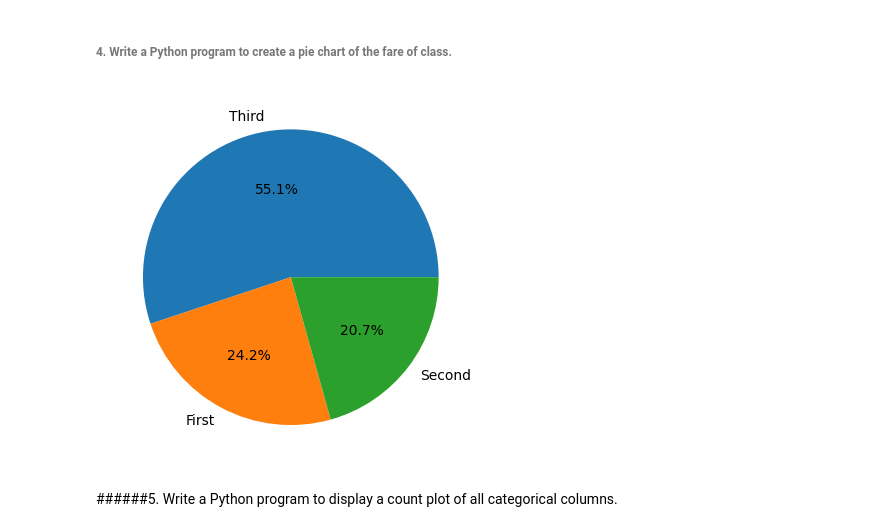
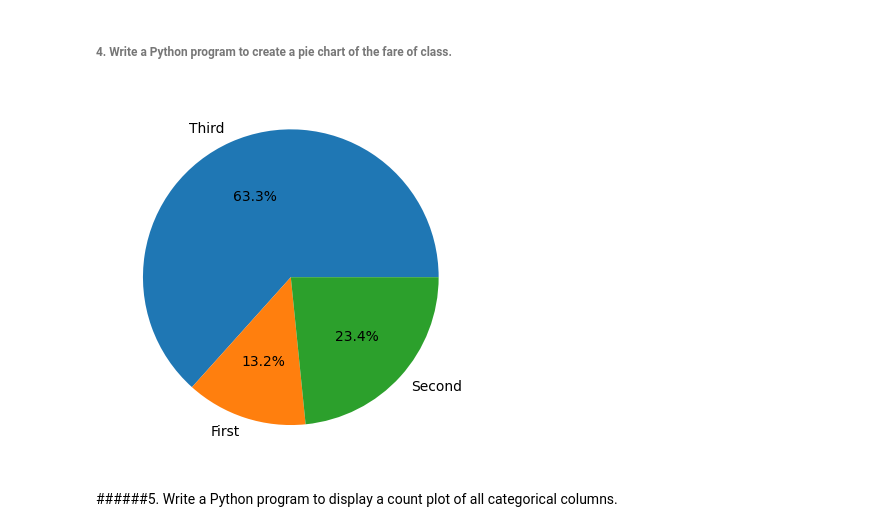
Before and after one commit to Jayakrishna143/assignments, a Jupyter notebook: data_visualization_day_2_ans.ipynb, the cells around one changed output. Drawn from its saved outputs; the diff is of its cells as text; code cells hidden in the pictures.

```diff
--- a/data_visualization_day_2_ans.ipynb
+++ b/data_visualization_day_2_ans.ipynb
@@ -51,12 +51,12 @@ sns.barplot(data = df,x ='class',y = 'fare',hue = 'class',palette = 'rocket')
 ###### 4. Write a Python program to create a pie chart of the fare of class.
 # %%
 ### code here
-plt.pie(df['class'].value_counts(),
+plt.pie(df.groupby('class')['fare'].sum(),
         labels = df['class'].unique(),
         autopct='%1.1f%%')
 plt.show()
 # %% [output]
-[figure, old version]
+[figure, new version]
 # %% [markdown]
 ######5. Write a Python program to display a count plot of all categorical columns.
 # %%
```
